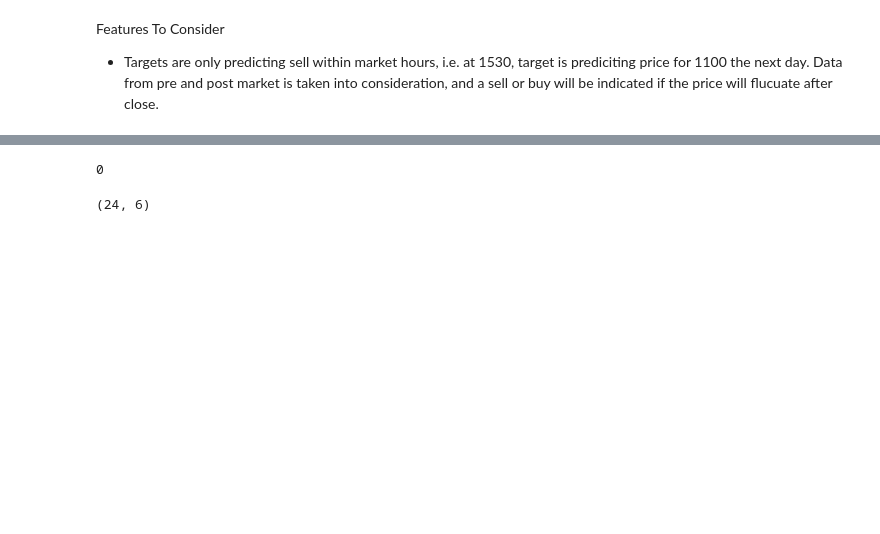
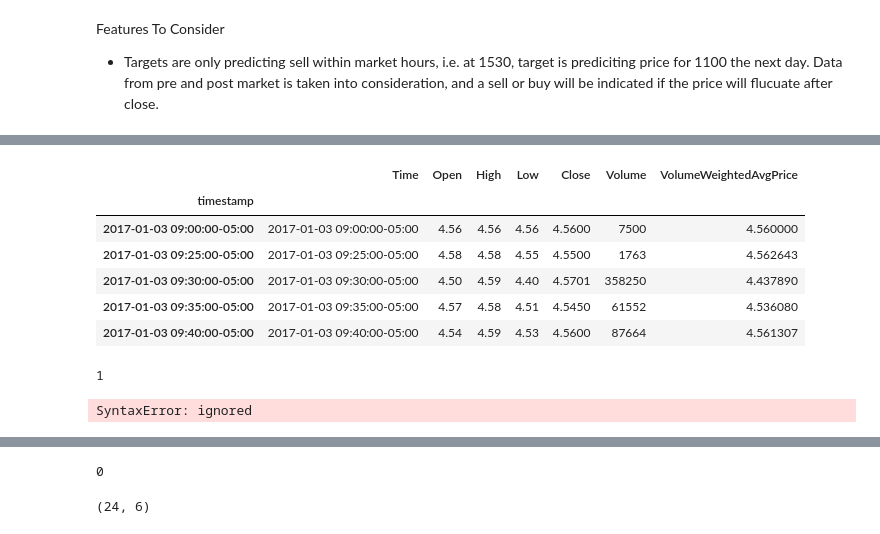
Before and after one commit to Cloblak/aipi540_deeplearning, a Jupyter notebook: 1D_CNN_Attempts/1D_CNN.ipynb, the cells around one changed output, grey strips where cells are left out. Cells and saved outputs as stored; diff of their text form; code cells hidden in the pictures; blank space fills up the shorter version.

```diff
--- a/1D_CNN_Attempts/1D_CNN.ipynb
+++ b/1D_CNN_Attempts/1D_CNN.ipynb
@@ -192,3 +243,6 @@ train, val, test, full, offset, complete, traintest_day, testval_day = prepost_t
                                                                                      test_days=test_day_int,
                                                                                      validate_days=val_day_int,
                                                                                      offset_days = offset_day_int)
+# %%
+#train_filtered = train.loc[:][train.index.indexer_between_time(time(7,30), time(16))]
+train_filtered = train.between_time('08:29','16:30')
@@ -194,0 +253,20 @@ train, val, test, full, offset, complete, traintest_day, testval_day = prepost_t
+# %%
+train_filtered.head()
+# %% [output]
+|  | Time | Open | High | Low | Close | Volume | VolumeWeightedAvgPrice |
+| timestamp |  |  |  |  |  |  |  |
+| 2017-01-03 09:00:00-05:00 | 2017-01-03 09:00:00-05:00 | 4.56 | 4.56 | 4.56 | 4.5600 | 7500 | 4.560000 |
+| 2017-01-03 09:25:00-05:00 | 2017-01-03 09:25:00-05:00 | 4.58 | 4.58 | 4.55 | 4.5500 | 1763 | 4.562643 |
+| 2017-01-03 09:30:00-05:00 | 2017-01-03 09:30:00-05:00 | 4.50 | 4.59 | 4.40 | 4.5701 | 358250 | 4.437890 |
+| 2017-01-03 09:35:00-05:00 | 2017-01-03 09:35:00-05:00 | 4.57 | 4.58 | 4.51 | 4.5450 | 61552 | 4.536080 |
+| 2017-01-03 09:40:00-05:00 | 2017-01-03 09:40:00-05:00 | 4.54 | 4.59 | 4.53 | 4.5600 | 87664 | 4.561307 |
+# %%
+train_filtered.index[0].month
+# %% [output]
+1
+# %%
+start_dateTime = pd.Timestamp(train_filtered.index[0].year, train_filtered.index[0].month, train_filtered.index[0].day, 7, 30, tz='US/Eastern'))
+end_dateTime = pd.Timestamp(train_filtered.index[-1].year, train_filtered.index[-1].month, train_filtered.index[-1].day, 17, 30, tz='US/Eastern'))
+dateTime_index = pd.date_range(start_dateTime,end_dateTime, freq='5min').tolist()
+# %% [output]
+SyntaxError: ignored
```
Also changed, not shown: parts of 17 cells of this notebook.
